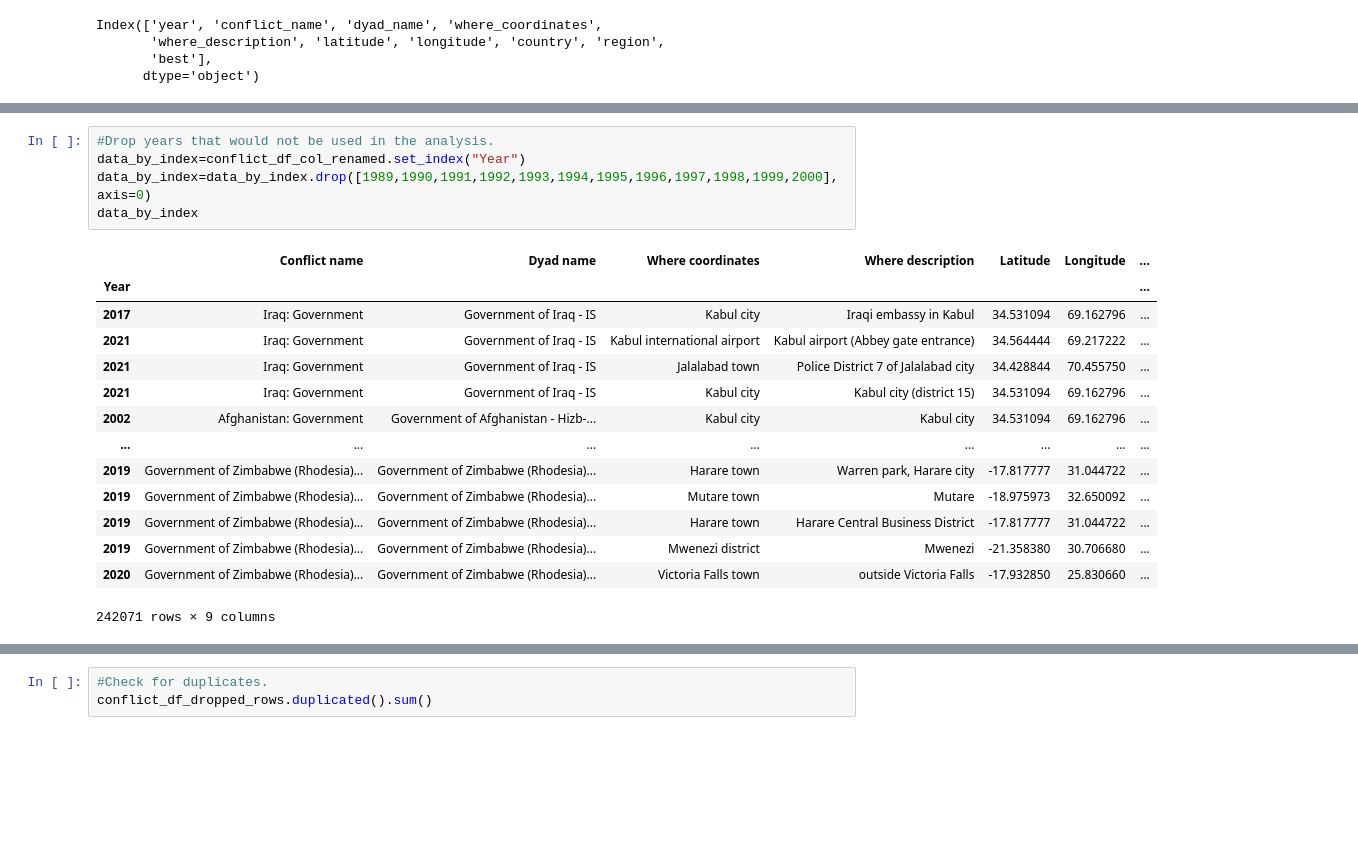
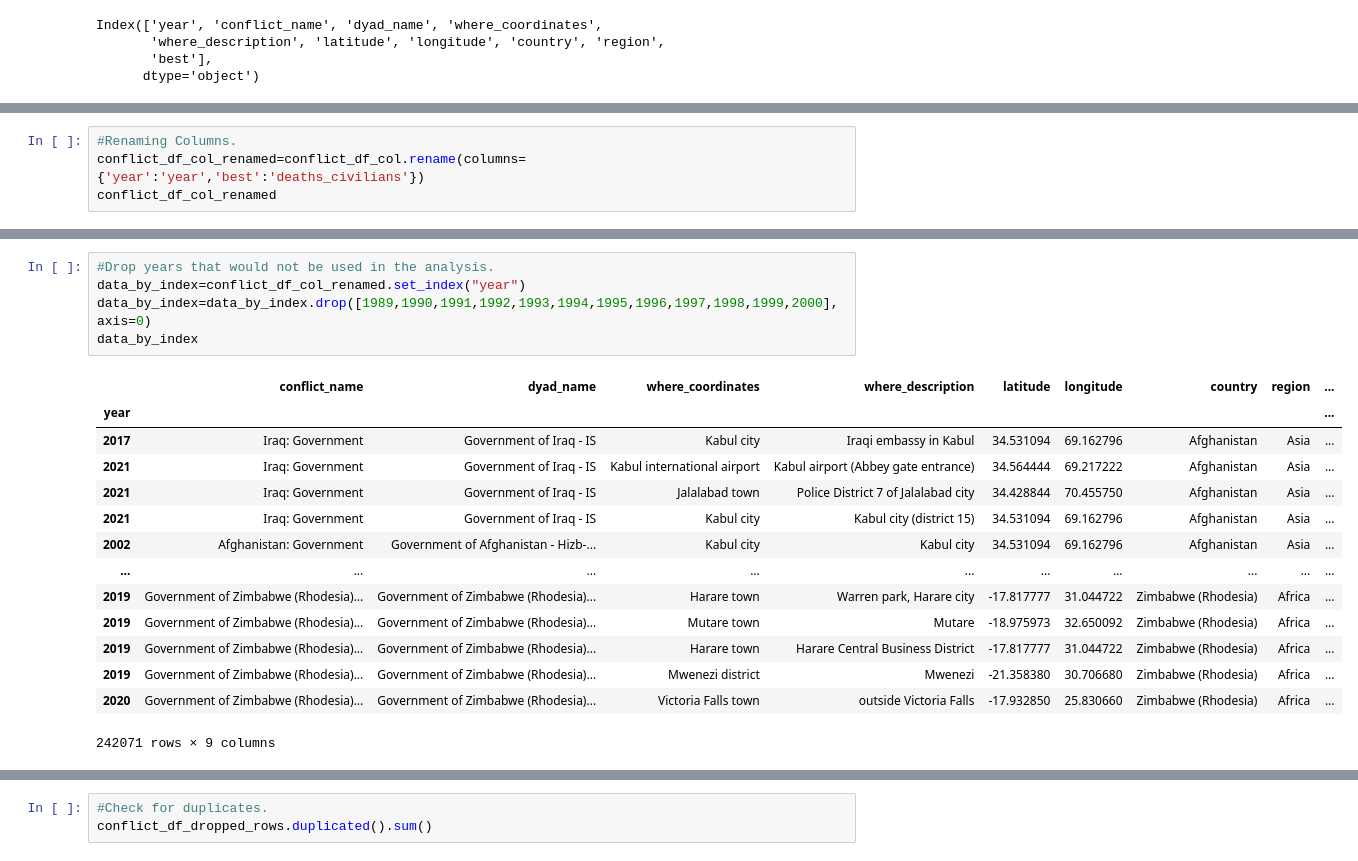
Before and after one commit to Nerdosth/Refugee-Migration, a Jupyter notebook: Refugee Migration.ipynb, the cells around one changed output, grey strips where cells are left out. Cells and saved outputs as stored; diff of their text form; blank space fills up the shorter version.

```diff
--- a/Refugee Migration.ipynb
+++ b/Refugee Migration.ipynb
@@ -665,0 +709,4 @@ conflict_df_col_renamed
+# %%
+#Renaming Columns.
+conflict_df_col_renamed=conflict_df_col.rename(columns={'year':'year','best':'deaths_civilians'})
+conflict_df_col_renamed
@@ -666,22 +727,22 @@ conflict_df_col_renamed
 # %%
 #Drop years that would not be used in the analysis.
-data_by_index=conflict_df_col_renamed.set_index("Year")
+data_by_index=conflict_df_col_renamed.set_index("year")
 data_by_index=data_by_index.drop([1989,1990,1991,1992,1993,1994,1995,1996,1997,1998,1999,2000], axis=0)
 data_by_index
 # %% [output]
-|  | Conflict name | Dyad name | Where coordinates | Where description | Latitude | Longitude | ... |
-| Year |  |  |  |  |  |  | ... |
-| 2017 | Iraq: Government | Government of Iraq - IS | Kabul city | Iraqi embassy in Kabul | 34.531094 | 69.162796 | ... |
-| 2021 | Iraq: Government | Government of Iraq - IS | Kabul international airport | Kabul airport (Abbey gate entrance) | 34.564444 | 69.217222 | ... |
-| 2021 | Iraq: Government | Government of Iraq - IS | Jalalabad town | Police District 7 of Jalalabad city | 34.428844 | 70.455750 | ... |
-| 2021 | Iraq: Government | Government of Iraq - IS | Kabul city | Kabul city (district 15) | 34.531094 | 69.162796 | ... |
-| 2002 | Afghanistan: Government | Government of Afghanistan - Hizb-... | Kabul city | Kabul city | 34.531094 | 69.162796 | ... |
-| ... | ... | ... | ... | ... | ... | ... | ... |
-| 2019 | Government of Zimbabwe (Rhodesia)... | Government of Zimbabwe (Rhodesia)... | Harare town | Warren park, Harare city | -17.817777 | 31.044722 | ... |
-| 2019 | Government of Zimbabwe (Rhodesia)... | Government of Zimbabwe (Rhodesia)... | Mutare town | Mutare | -18.975973 | 32.650092 | ... |
-| 2019 | Government of Zimbabwe (Rhodesia)... | Government of Zimbabwe (Rhodesia)... | Harare town | Harare Central Business District | -17.817777 | 31.044722 | ... |
-| 2019 | Government of Zimbabwe (Rhodesia)... | Government of Zimbabwe (Rhodesia)... | Mwenezi district | Mwenezi | -21.358380 | 30.706680 | ... |
-| 2020 | Government of Zimbabwe (Rhodesia)... | Government of Zimbabwe (Rhodesia)... | Victoria Falls town | outside Victoria Falls | -17.932850 | 25.830660 | ... |
+|  | conflict_name | dyad_name | where_coordinates | where_description | latitude | longitude | country | region | ... |
+| year |  |  |  |  |  |  |  |  | ... |
+| 2017 | Iraq: Government | Government of Iraq - IS | Kabul city | Iraqi embassy in Kabul | 34.531094 | 69.162796 | Afghanistan | Asia | ... |
+| 2021 | Iraq: Government | Government of Iraq - IS | Kabul international airport | Kabul airport (Abbey gate entrance) | 34.564444 | 69.217222 | Afghanistan | Asia | ... |
+| 2021 | Iraq: Government | Government of Iraq - IS | Jalalabad town | Police District 7 of Jalalabad city | 34.428844 | 70.455750 | Afghanistan | Asia | ... |
+| 2021 | Iraq: Government | Government of Iraq - IS | Kabul city | Kabul city (district 15) | 34.531094 | 69.162796 | Afghanistan | Asia | ... |
+| 2002 | Afghanistan: Government | Government of Afghanistan - Hizb-... | Kabul city | Kabul city | 34.531094 | 69.162796 | Afghanistan | Asia | ... |
+| ... | ... | ... | ... | ... | ... | ... | ... | ... | ... |
+| 2019 | Government of Zimbabwe (Rhodesia)... | Government of Zimbabwe (Rhodesia)... | Harare town | Warren park, Harare city | -17.817777 | 31.044722 | Zimbabwe (Rhodesia) | Africa | ... |
+| 2019 | Government of Zimbabwe (Rhodesia)... | Government of Zimbabwe (Rhodesia)... | Mutare town | Mutare | -18.975973 | 32.650092 | Zimbabwe (Rhodesia) | Africa | ... |
+| 2019 | Government of Zimbabwe (Rhodesia)... | Government of Zimbabwe (Rhodesia)... | Harare town | Harare Central Business District | -17.817777 | 31.044722 | Zimbabwe (Rhodesia) | Africa | ... |
+| 2019 | Government of Zimbabwe (Rhodesia)... | Government of Zimbabwe (Rhodesia)... | Mwenezi district | Mwenezi | -21.358380 | 30.706680 | Zimbabwe (Rhodesia) | Africa | ... |
+| 2020 | Government of Zimbabwe (Rhodesia)... | Government of Zimbabwe (Rhodesia)... | Victoria Falls town | outside Victoria Falls | -17.932850 | 25.830660 | Zimbabwe (Rhodesia) | Africa | ... |
 242071 rows × 9 columns
 # %%
 #Resetting Year as a column.
```
Also changed, not shown: parts of 34 cells of this notebook, 10 other files.
